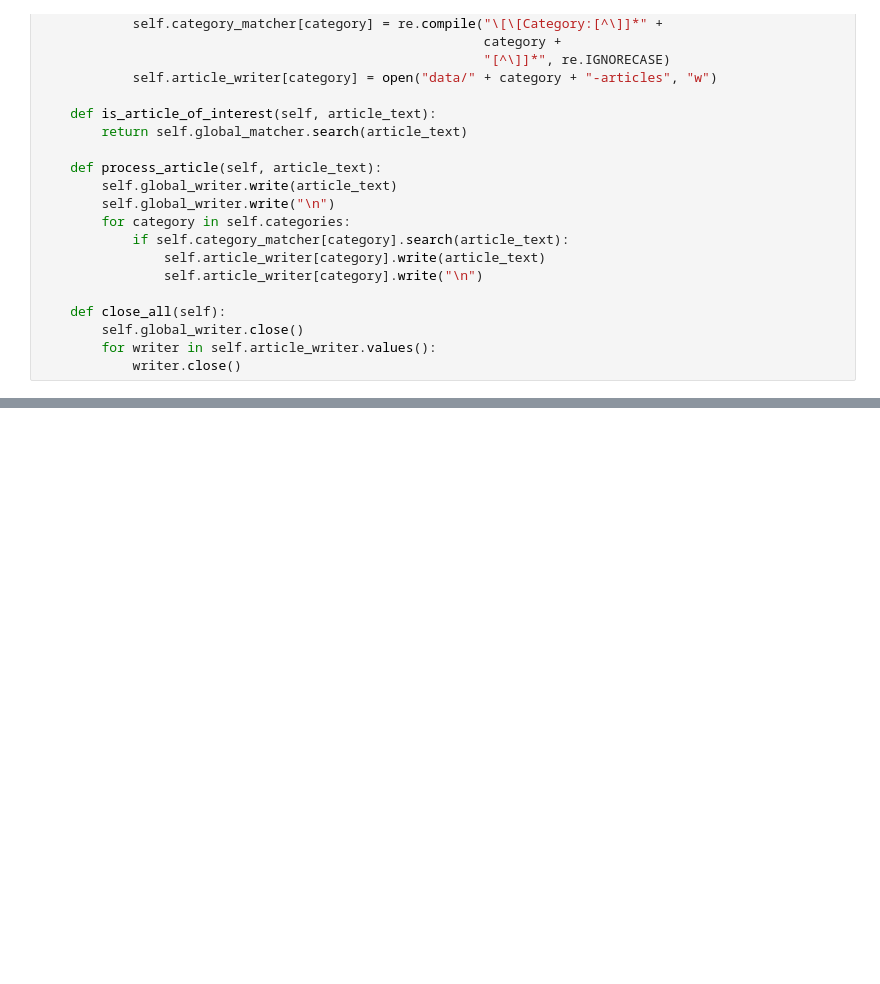
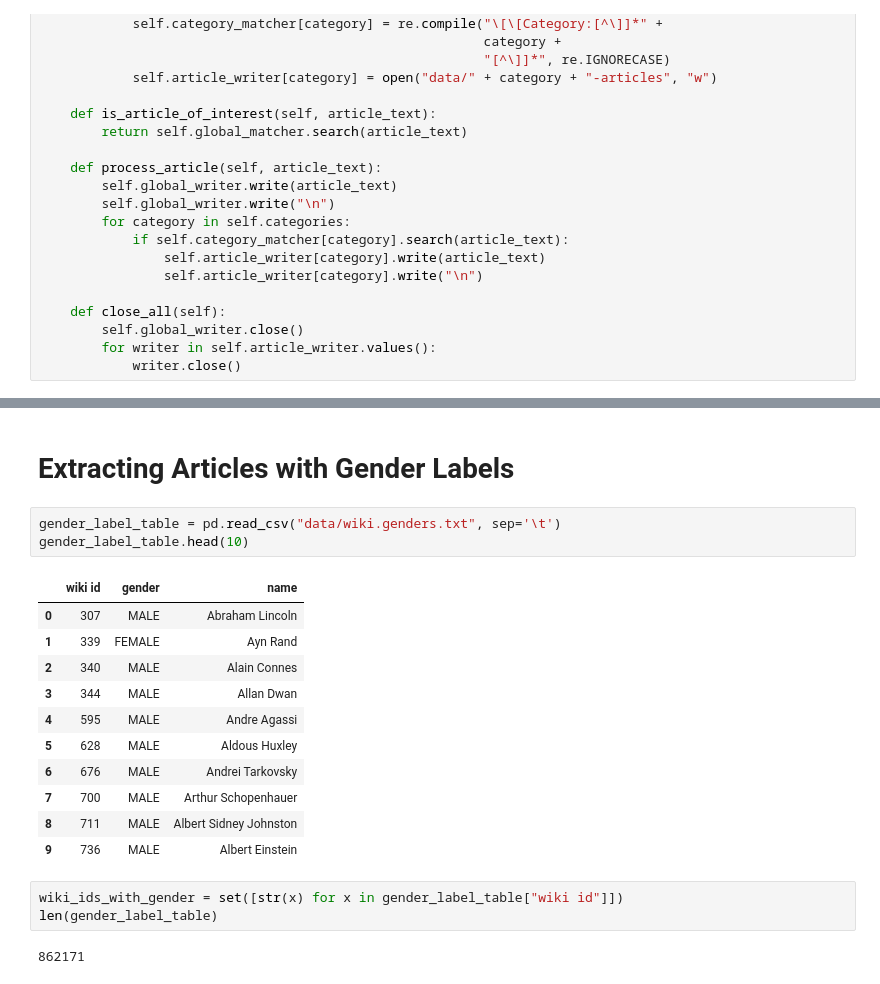
Before and after one commit to vfoss/w266-final, a Jupyter notebook: Wiki Parsing.ipynb, the cells around one changed output, grey strips where cells are left out. Cells and saved outputs as stored; diff of their text form; blank space fills up the shorter version.

Commit message:
Extracting gender labeled articles

```diff
--- a/Wiki Parsing.ipynb
+++ b/Wiki Parsing.ipynb
@@ -87,0 +117,22 @@ A Jupyter Widget
+# %% [markdown]
+# Extracting Articles with Gender Labels
+# %%
+gender_label_table = pd.read_csv("data/wiki.genders.txt", sep='\t')
+gender_label_table.head(10)
+# %% [output]
+|  | wiki id | gender | name |
+| 0 | 307 | MALE | Abraham Lincoln |
+| 1 | 339 | FEMALE | Ayn Rand |
+| 2 | 340 | MALE | Alain Connes |
+| 3 | 344 | MALE | Allan Dwan |
+| 4 | 595 | MALE | Andre Agassi |
+| 5 | 628 | MALE | Aldous Huxley |
+| 6 | 676 | MALE | Andrei Tarkovsky |
+| 7 | 700 | MALE | Arthur Schopenhauer |
+| 8 | 711 | MALE | Albert Sidney Johnston |
+| 9 | 736 | MALE | Albert Einstein |
+# %%
+wiki_ids_with_gender = set([str(x) for x in gender_label_table["wiki id"]])
+len(gender_label_table)
+# %% [output]
+862171
```
Also changed, not shown: parts of 6 cells of this notebook.
